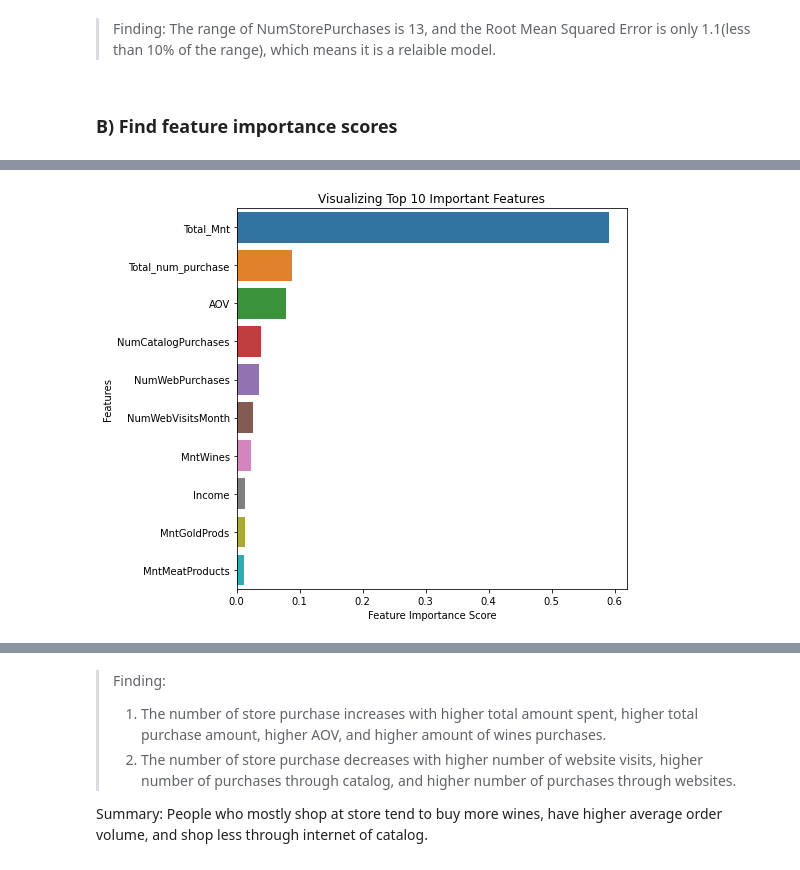
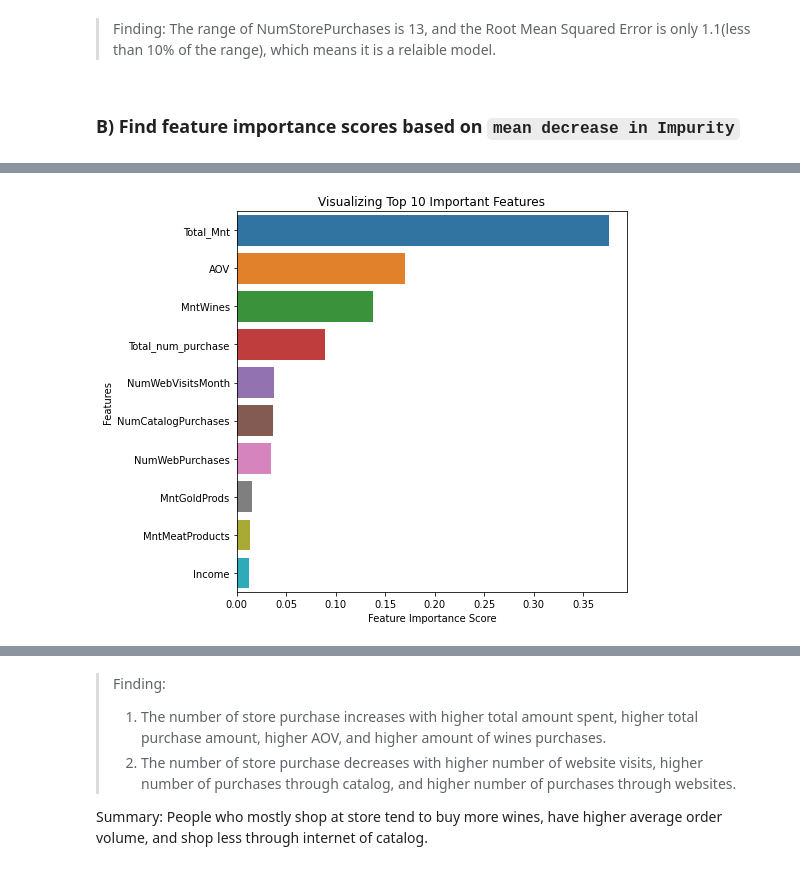
Before and after one commit to adiag321/CRM-Analysis-for-Marketing-data, a Jupyter notebook: 1_Marketing_Analytics.ipynb, the cells around one changed output, grey strips where cells are left out. Drawn from its saved outputs; the diff is of its cells as text; code cells hidden in the pictures.

```diff
--- a/1_Marketing_Analytics.ipynb
+++ b/1_Marketing_Analytics.ipynb
@@ -471,12 +472,19 @@ Root Mean Squared Error: 1.225091544805841
 # %% [markdown]
 > Finding: The range of NumStorePurchases is 13, and the Root Mean Squared Error is only 1.1(less than 10% of the range), which means it is a relaible model.
 # %% [markdown]
-### B) Find feature importance scores
+### B) Find feature importance scores based on `mean decrease in Impurity`
 # %%
 import pandas as pd
+
+start_time = time.time()
 feature_imp = pd.Series(rg.feature_importances_,
         index = list(X.columns)).sort_values(ascending=False)
 
+# Time
+elapsed_time = time.time() - start_time
+print(f"Elapsed time to compute the importances: {elapsed_time:.3f} seconds")
+
+# top 10 features
 feature_imp = feature_imp[:10]
 
 # Creating a bar plot
@@ -492,4 +501,4 @@ plt.show()
-[figure, old version]
+[figure, new version]
 # %%
 import shap
 
```
Also changed, not shown: parts of 8 cells of this notebook, 11 other files.
